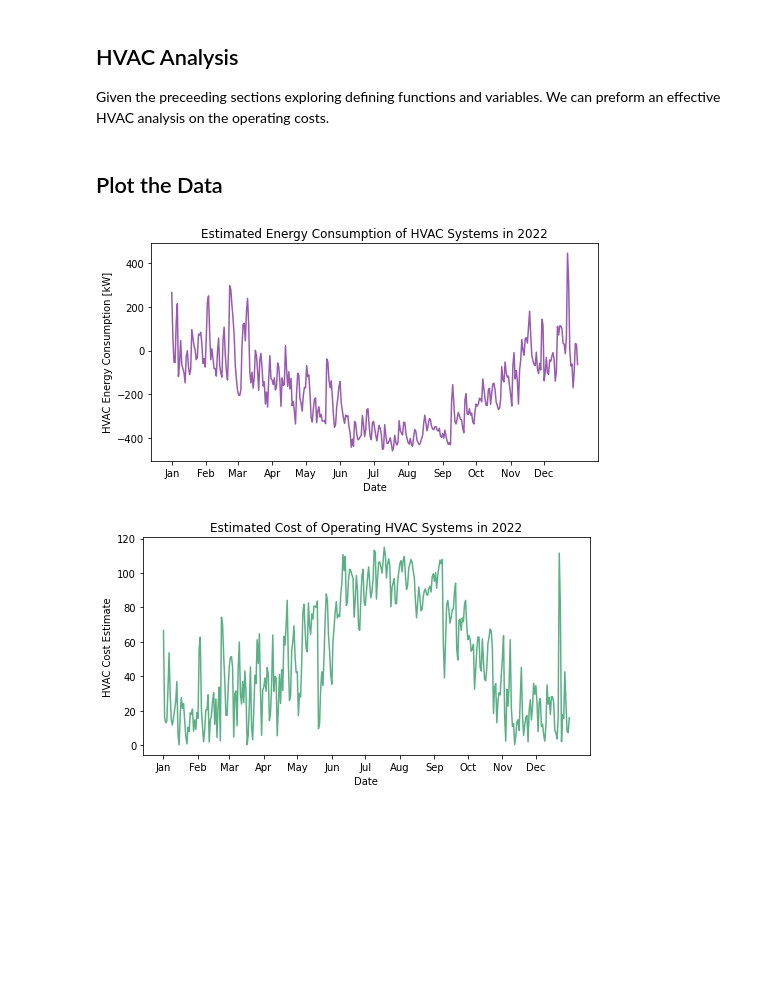
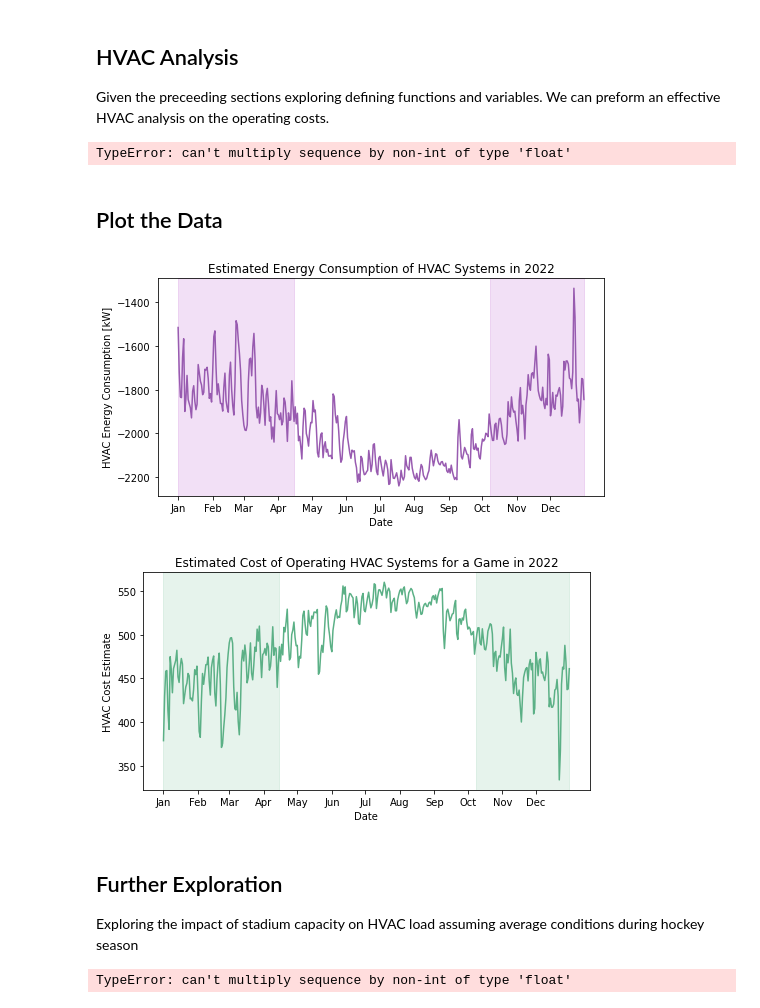
Before and after one commit to DominickBeaman/thermoproject, a Jupyter notebook: notebook.ipynb, the cells around one changed output. Cells and saved outputs as stored; diff of their text form; code cells hidden in the pictures; blank space fills up the shorter version.

Commit message:
Debugged amount people

```diff
--- a/notebook.ipynb
+++ b/notebook.ipynb
@@ -183,16 +183,10 @@ airHumidity = humidityData # %
 <h2> HVAC Analysis </h2>
 Given the preceeding sections exploring defining functions and variables. We can preform an effective HVAC analysis on the operating costs.
 # %%
-energyArray = []
-costArray = []
-
-for i in range(weatherData["datetime"].size):
-    airTemperature = tempData[i]
-    airHumidity = tempData[i]
-
+def calcHVAC(airTemperature, airHumidity):
     # Related to hvac analysis
     mDotPeople = (waterBreathGenerationPerson * amountPeople + numberPlayers * waterSweatGenerationPerson) / 1000
-    qDotPeople = surfaceAreaPerson * heatGenerationPerson + playerHeatGeneration * numberPlayers / 1000
+    qDotPeople = surfaceAreaPerson * heatGenerationPerson * amountPeople/1000 + playerHeatGeneration * numberPlayers / 1000
     qDotIce = -rinkConvection
     #print("People Water Production: " + str(mDotPeople) + " kg/s")
 
@@ -224,8 +218,23 @@ for i in range(weatherData["datetime"].size):
     totalCost = abs(qNetDot) * gameLength * energyCost
 
     #print("Energy Required For A Game: " + str(qNet) + " kJ, " + str(qNetDot) + " kW, with total cost of " + str(totalCost) + "$")
-    energyArray.append(qNetDot)
-    costArray.append(totalCost)
+
+    return qNetDot, totalCost
+# %%
+energyArray = []
+costArray = []
+
+for i in range(weatherData["datetime"].size):
+    airTemperature = tempData[i]
+    airHumidity = tempData[i]
+
+    qNetDot, totalCost = calcHVAC(airTemperature, airHumidity)
+
+    #Add data for date to energy array
+    energyArray.append(qNetDot)
+    costArray.append(totalCost)
+# %% [output]
+TypeError: can't multiply sequence by non-int of type 'float'
 # %% [markdown]
 <h2>Plot the Data</h2>
 # %%
@@ -238,33 +247,60 @@ ax.set_title("Estimated Energy Consumption of HVAC Systems in 2022")
 
 # Set xticks to show one tick per month without the year
 months = mdates.MonthLocator()
 months_fmt = mdates.DateFormatter('%b')
 ax.xaxis.set_major_locator(months)
 ax.xaxis.set_major_formatter(months_fmt)
 
 # Set xticks explicitly to exclude the last tick
 xticks = ax.get_xticks()[:-1]
 ax.set_xticks(xticks)
+
+# Highlight dates between Jan 1 and Apr 15, and Oct 7 to Dec 31
+ax.axvspan(weatherData["datetime"][0], weatherData["datetime"][104], alpha=0.15, color='#a92fc4')
+ax.axvspan(weatherData["datetime"][280], weatherData["datetime"].iloc[-1], alpha=0.15, color='#a92fc4')
+
 plt.show()
 
 
 #Plot Cost Data
 fig, ax = plt.subplots(figsize=(8, 4))
 ax.plot(weatherData["datetime"], costArray, color='#5bb086')
 ax.set_xlabel('Date')
 ax.set_ylabel('HVAC Cost Estimate')
-ax.set_title("Estimated Cost of Operating HVAC Systems in 2022")
+ax.set_title("Estimated Cost of Operating HVAC Systems for a Game in 2022")
 
 # Set xticks to show one tick per month without the year
 months = mdates.MonthLocator()
 months_fmt = mdates.DateFormatter('%b')
 ax.xaxis.set_major_locator(months)
 ax.xaxis.set_major_formatter(months_fmt)
 
 # Set xticks explicitly to exclude the last tick
 xticks = ax.get_xticks()[:-1]
 ax.set_xticks(xticks)
+
+# Highlight dates between Jan 1 and Apr 15, and Oct 7 to Dec 31
+ax.axvspan(weatherData["datetime"][0], weatherData["datetime"][104], alpha=0.15, color='#5bb086')
+ax.axvspan(weatherData["datetime"][280], weatherData["datetime"].iloc[-1], alpha=0.15, color='#5bb086')
 plt.show()
 # %% [output]
-[figure, old version]
+[figure, new version]
-[figure, old version]
+[figure, new version]
+# %% [markdown]
+<h2>Further Exploration</h2>
+Exploring the impact of stadium capacity on HVAC load assuming average conditions during hockey season
+# %%
+amountPeople = [5000, 10000, 15000, 20000, 25000] # Persons
+energyArray = []
+costArray = []
+
+
+#calculate average weather for hockey season
+meanTemp = (tempData[0:104].mean() + tempData[280:364].mean()) / 2
+meanHumidity = (humidityData[0:104].mean() + humidityData[280:364].mean()) / 2
+
+
+for amount in amountPeople:
+    qNetDot, totalCost = calcHVAC(meanTemp, meanHumidity)
+# %% [output]
+TypeError: can't multiply sequence by non-int of type 'float'
```
